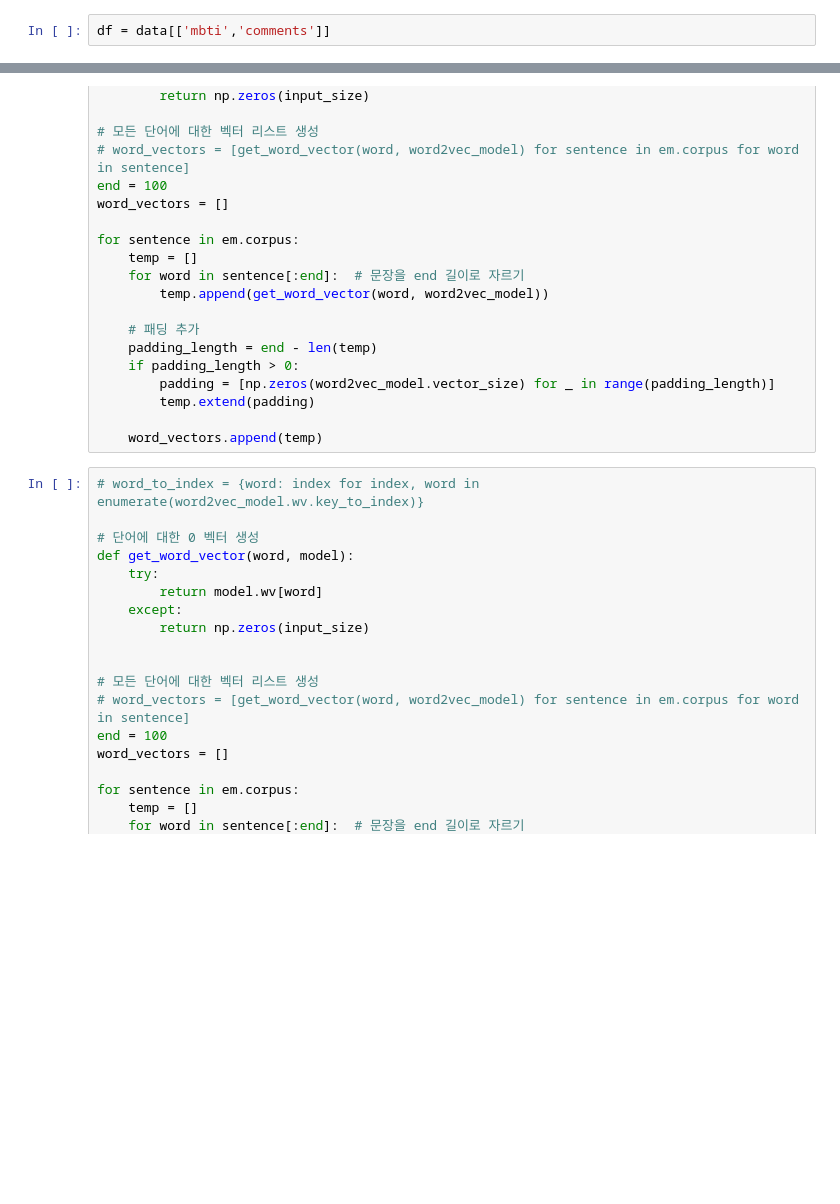
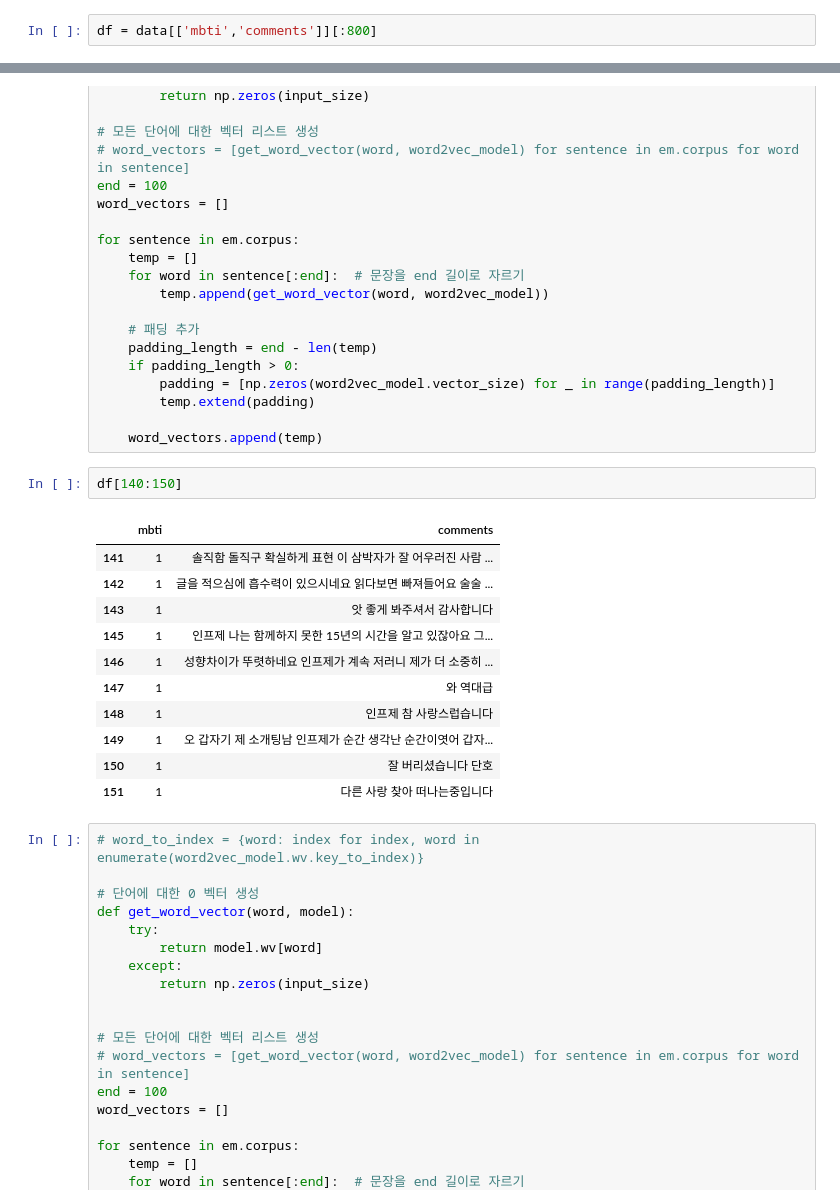
Before and after one commit to TEAM-UROP/Crawling, a Jupyter notebook: py/embedding/base_model.ipynb, the cells around one changed output, grey strips where cells are left out. Cells and saved outputs as stored; diff of their text form; blank space fills up the shorter version.

```diff
--- a/py/embedding/base_model.ipynb
+++ b/py/embedding/base_model.ipynb
@@ -10,7 +11,7 @@ from torch.utils.data import DataLoader, Dataset
 data = pd.read_csv('C:/Users/user/OneDrive/문서/dev/UROP/Crawling/data/sample_comment.csv')
 token = pd.read_csv('C:/Users/user/OneDrive/문서/dev/UROP/Crawling/tokenized_0.csv')
 # %%
-df = data[['mbti','comments']]
+df = data[['mbti','comments']][:800]
 # %%
 for i in range(len(df)):
     if 'E' in df.loc[i, 'mbti']:
@@ -117,6 +109,20 @@ for sentence in em.corpus:
         temp.extend(padding)
 
     word_vectors.append(temp)
+# %%
+df[140:150]
+# %% [output]
+|  | mbti | comments |
+| 141 | 1 | 솔직함 돌직구 확실하게 표현 이 삼박자가 잘 어우러진 사람 ... |
+| 142 | 1 | 글을 적으심에 흡수력이 있으시네요 읽다보면 빠져들어요 술술 ... |
+| 143 | 1 | 앗 좋게 봐주셔서 감사합니다 |
+| 145 | 1 | 인프제 나는 함께하지 못한 15년의 시간을 알고 있잖아요 그... |
+| 146 | 1 | 성향차이가 뚜렷하네요 인프제가 계속 저러니 제가 더 소중히 ... |
+| 147 | 1 | 와 역대급 |
+| 148 | 1 | 인프제 참 사랑스럽습니다 |
+| 149 | 1 | 오 갑자기 제 소개팅남 인프제가 순간 생각난 순간이엿어 갑자... |
+| 150 | 1 | 잘 버리셨습니다 단호 |
+| 151 | 1 | 다른 사랑 찾아 떠나는중입니다 |
 # %%
 # word_to_index = {word: index for index, word in enumerate(word2vec_model.wv.key_to_index)}
 
```
Also changed, not shown: parts of 15 cells of this notebook.
